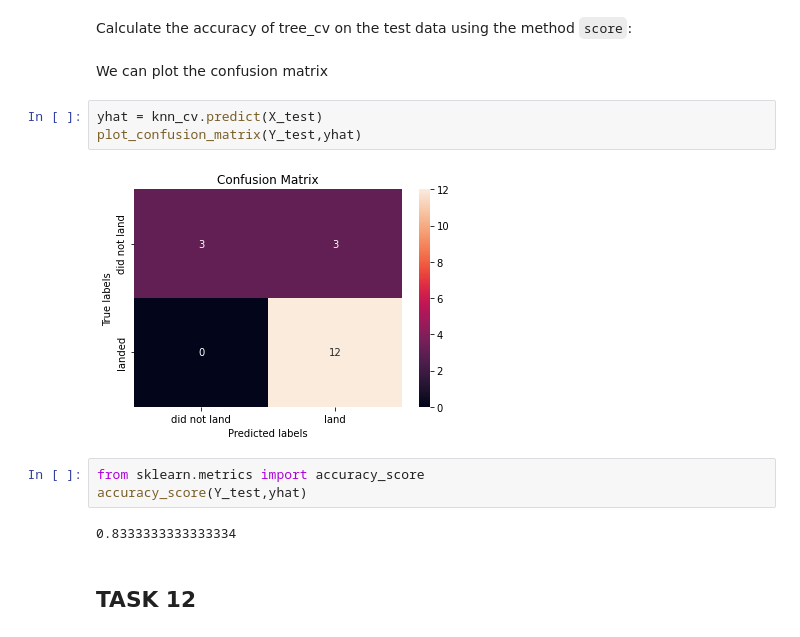
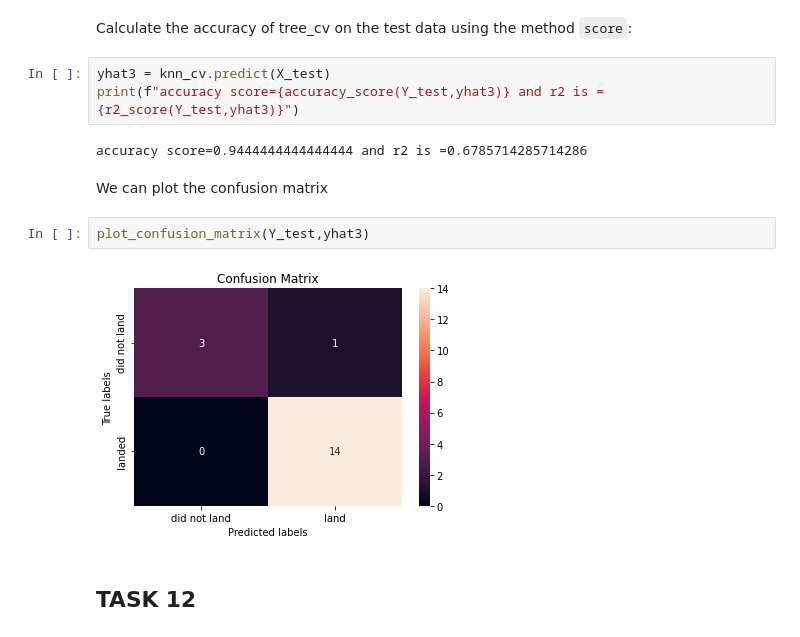
Before and after one commit to Harjeet2402/Rocket-Landing-Prediction, a Jupyter notebook: Machine Learning Prediction.ipynb, the cells around one changed output. Cells and saved outputs as stored; diff of their text form.

```diff
--- a/Machine Learning Prediction.ipynb
+++ b/Machine Learning Prediction.ipynb
@@ -304,18 +309,17 @@ accuracy : 0.8482142857142858
 ## TASK  11
 # %% [markdown]
 Calculate the accuracy of tree_cv on the test data using the method <code>score</code>:
+# %%
+yhat3 = knn_cv.predict(X_test)
+print(f"accuracy score={accuracy_score(Y_test,yhat3)} and r2 is ={r2_score(Y_test,yhat3)}")
+# %% [output]
+accuracy score=0.9444444444444444 and r2 is =0.6785714285714286
 # %% [markdown]
 We can plot the confusion matrix
-# %%
-yhat = knn_cv.predict(X_test)
-plot_confusion_matrix(Y_test,yhat)
-# %% [output]
-[figure, removed]
-# %%
-from sklearn.metrics import accuracy_score
-accuracy_score(Y_test,yhat)
-# %% [output]
-0.8333333333333334
+# %%
+plot_confusion_matrix(Y_test,yhat3)
+# %% [output]
+[figure, added]
 # %% [markdown]
 ## TASK  12
 # %% [markdown]
```
Also changed, not shown: parts of 17 cells of this notebook.
